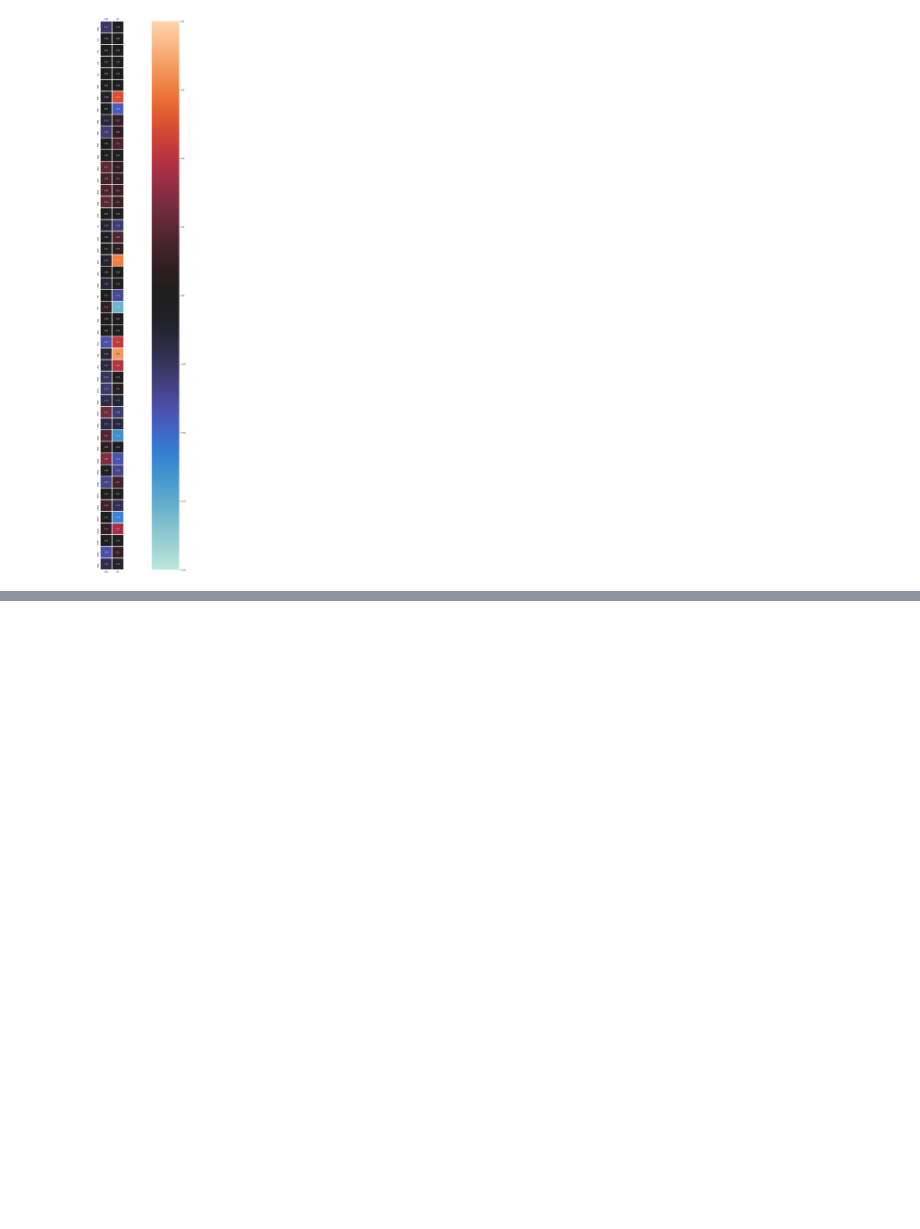
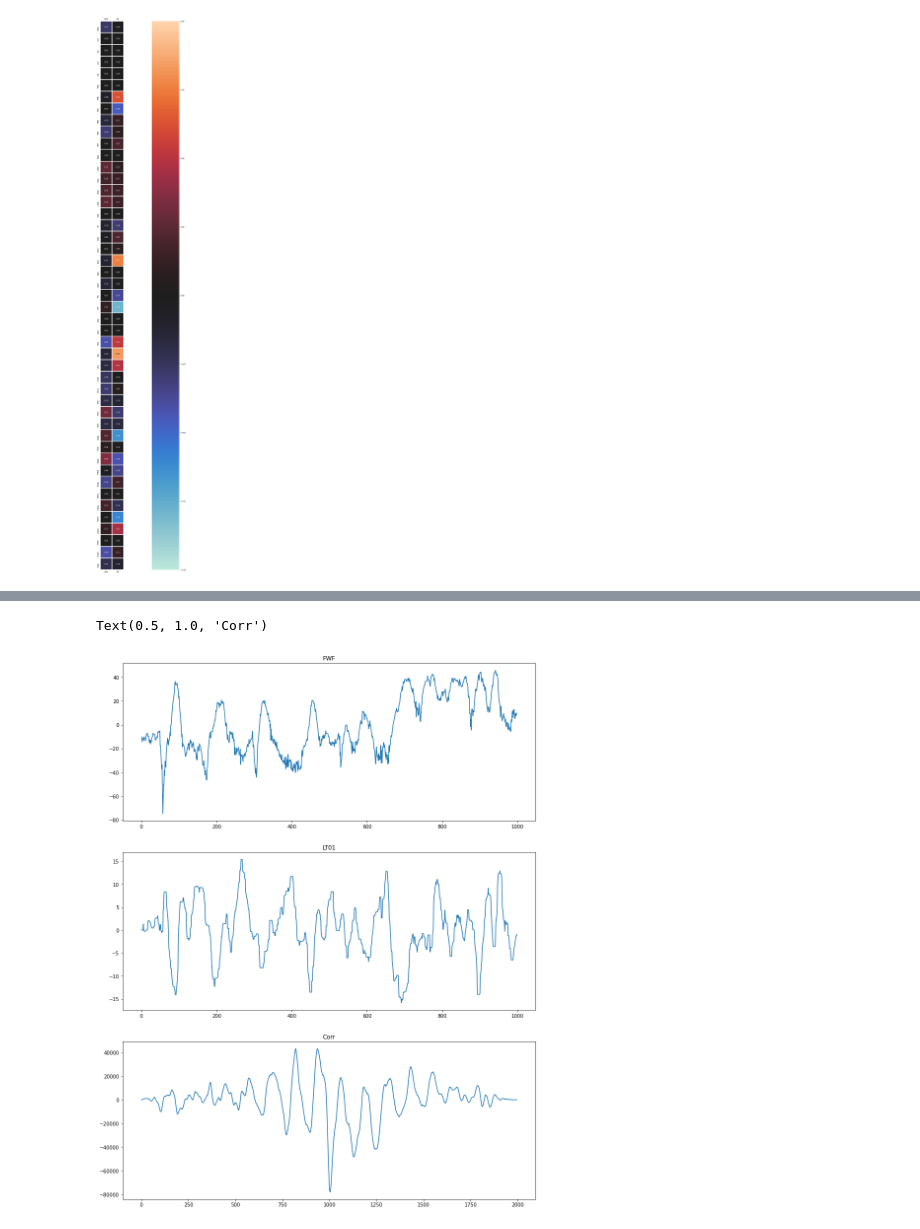
Before and after one commit to kubasikora/MI-Projekt, a Jupyter notebook: DataDisplayer.ipynb, the cells around one changed output, grey strips where cells are left out. Cells and saved outputs as stored; diff of their text form; code cells hidden in the pictures; blank space fills up the shorter version.

```diff
--- a/DataDisplayer.ipynb
+++ b/DataDisplayer.ipynb
@@ -115,0 +148,24 @@ pp.pprint(interestingRelations)
+# %%
+from scipy import signal
+outputSignal = df["LT01"].to_numpy()
+outputMean = np.mean(outputSignal)
+outputSignal = outputSignal - outputMean
+
+inputSignal = df["FWF"].to_numpy()
+inputMean = np.mean(inputSignal)
+inputSignal = inputSignal - inputMean
+
+correlation = signal.correlate(inputSignal, outputSignal)
+
+plt.rcParams['figure.figsize'] = [15, 20]
+fig, axs = plt.subplots(3)
+
+axs[0].plot(inputSignal)
+axs[0].set_title("FWF")
+axs[1].plot(signal.medfilt(outputSignal,11))
+axs[1].set_title("LT01")
+axs[2].plot(correlation)
+axs[2].set_title("Corr")
+# %% [output]
+Text(0.5, 1.0, 'Corr')
+[figure, added]
```
Also changed, not shown: parts of 5 cells of this notebook, 1 other file.
